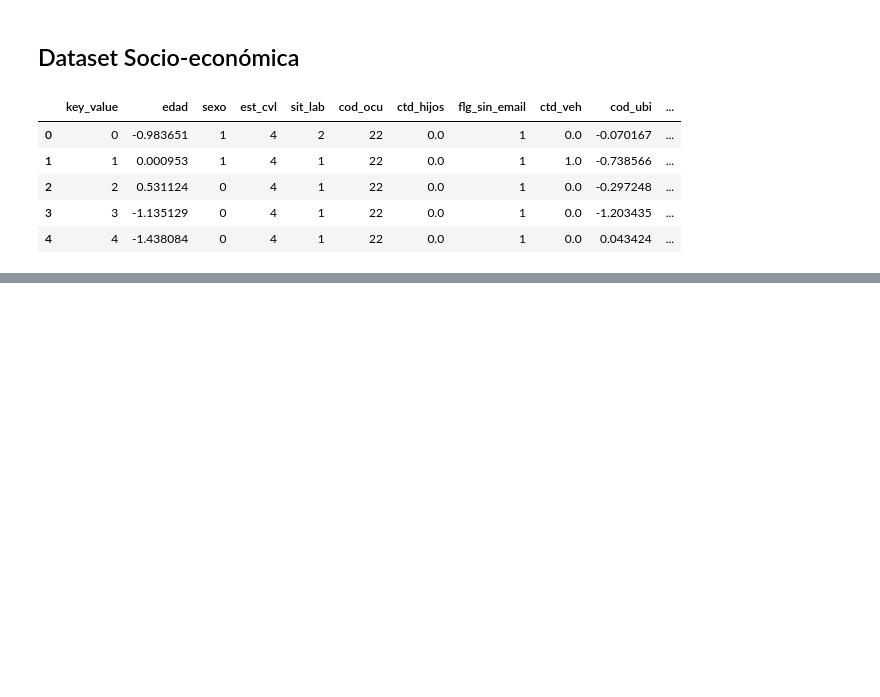
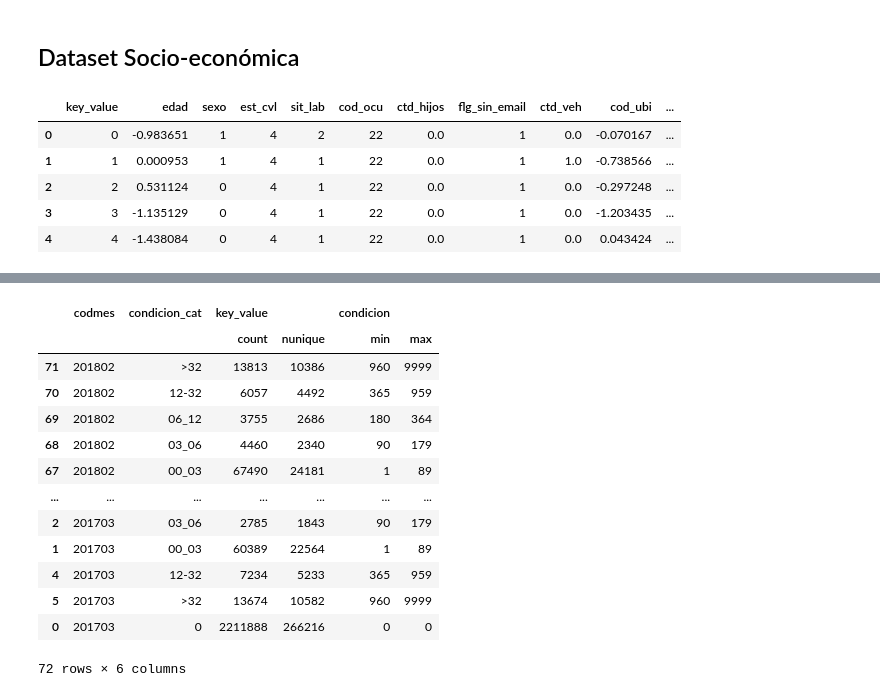
Before and after one commit to mlaricobar/solution-datathon-interbank-2020, a Jupyter notebook: [01] EDA - Datasets.ipynb, the cells around one changed output, grey strips where cells are left out. Cells and saved outputs as stored; diff of their text form; code cells hidden in the pictures; blank space fills up the shorter version.

```diff
--- a/[01] EDA - Datasets.ipynb
+++ b/[01] EDA - Datasets.ipynb
@@ -90,0 +221,17 @@ files.download('pfe_se_test.html')
+# %%
+df_rcc_train.groupby(["codmes", "condicion_cat"], as_index=False).agg({"key_value": ["count", "nunique"], "condicion": ["min", "max"]}).sort_values(by="codmes", ascending=False)
+# %% [output]
+|  | codmes | condicion_cat | key_value |  | condicion |  |
+|  |  |  | count | nunique | min | max |
+| 71 | 201802 | >32 | 13813 | 10386 | 960 | 9999 |
+| 70 | 201802 | 12-32 | 6057 | 4492 | 365 | 959 |
+| 69 | 201802 | 06_12 | 3755 | 2686 | 180 | 364 |
+| 68 | 201802 | 03_06 | 4460 | 2340 | 90 | 179 |
+| 67 | 201802 | 00_03 | 67490 | 24181 | 1 | 89 |
+| ... | ... | ... | ... | ... | ... | ... |
+| 2 | 201703 | 03_06 | 2785 | 1843 | 90 | 179 |
+| 1 | 201703 | 00_03 | 60389 | 22564 | 1 | 89 |
+| 4 | 201703 | 12-32 | 7234 | 5233 | 365 | 959 |
+| 5 | 201703 | >32 | 13674 | 10582 | 960 | 9999 |
+| 0 | 201703 | 0 | 2211888 | 266216 | 0 | 0 |
+72 rows × 6 columns
```
Also changed, not shown: parts of 29 cells of this notebook.
